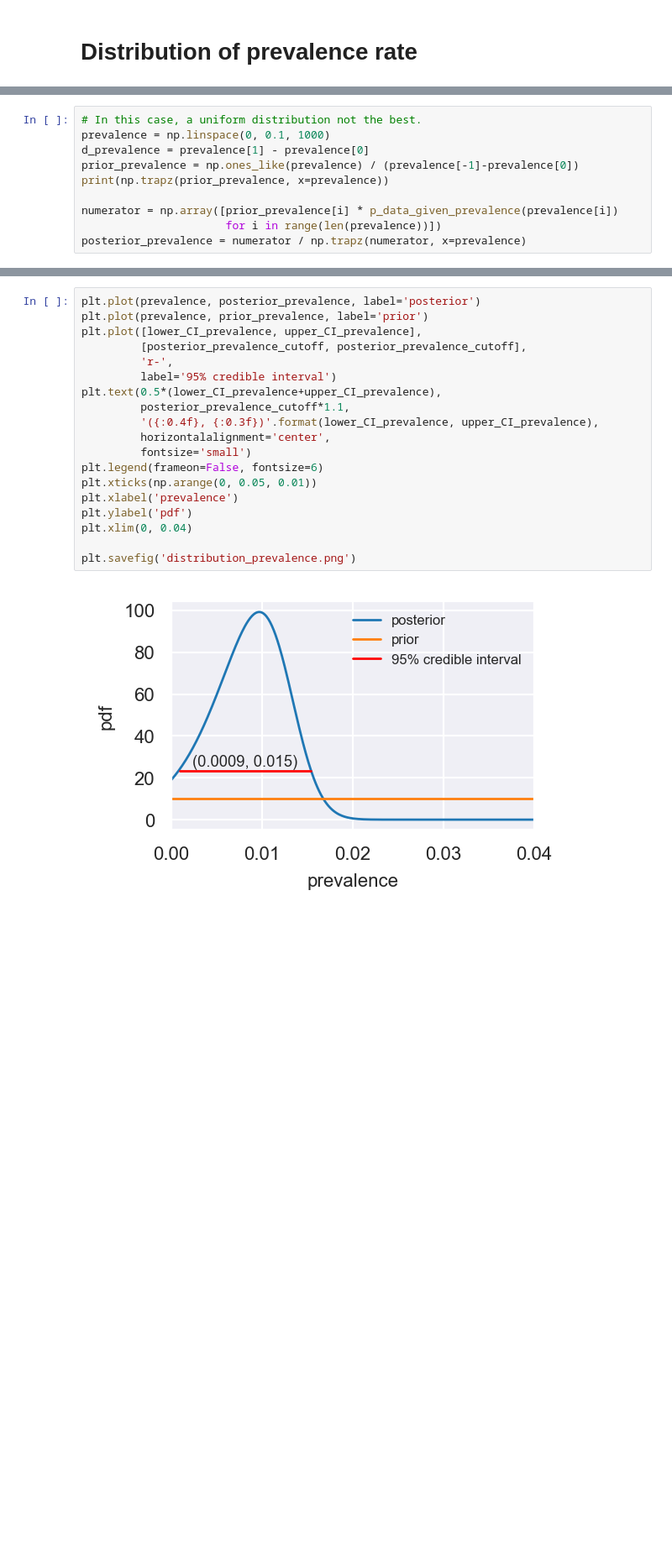
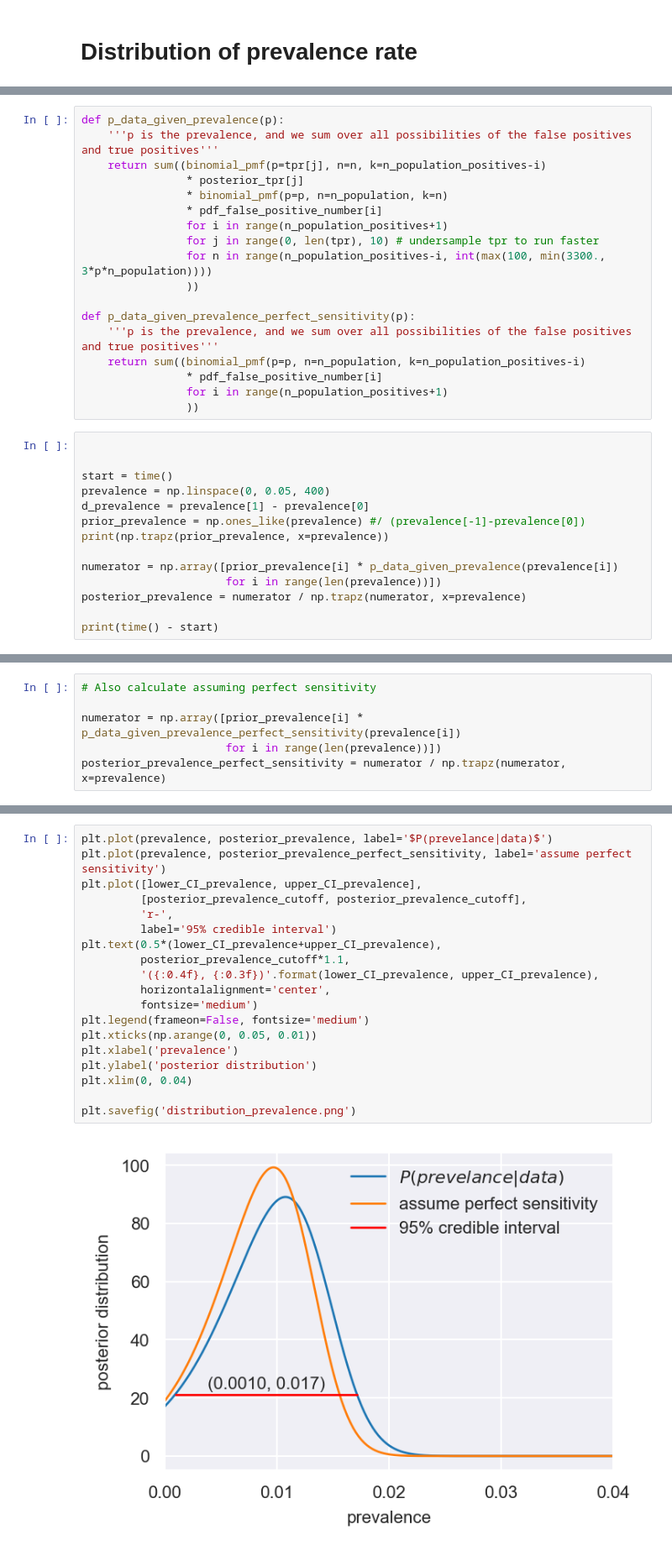
Before and after one commit to emarti/bendavid-seroprevalence-reanalysis, a Jupyter notebook: seroprevalence_expected_false_positives.ipynb, the cells around one changed output, grey strips where cells are left out. Shown at 84% size. Drawn from its saved outputs; the diff is of its cells as text; blank space fills up the shorter version.

```diff
--- a/seroprevalence_expected_false_positives.ipynb
+++ b/seroprevalence_expected_false_positives.ipynb
@@ -292,11 +337,33 @@ $$ P(\textrm{prevalence} | \textrm{data}) = \frac{P(\textrm{data} | \textrm{prev
+# %%
+def p_data_given_prevalence(p):
+    '''p is the prevalence, and we sum over all possibilities of the false positives and true positives'''
+    return sum((binomial_pmf(p=tpr[j], n=n, k=n_population_positives-i)
+                * posterior_tpr[j]
+                * binomial_pmf(p=p, n=n_population, k=n)
+                * pdf_false_positive_number[i]
+                for i in range(n_population_positives+1)
+                for j in range(0, len(tpr), 10) # undersample tpr to run faster
+                for n in range(n_population_positives-i, int(max(100, min(3300., 3*p*n_population))))
+                ))
+
+def p_data_given_prevalence_perfect_sensitivity(p):
+    '''p is the prevalence, and we sum over all possibilities of the false positives and true positives'''
+    return sum((binomial_pmf(p=p, n=n_population, k=n_population_positives-i)
+                * pdf_false_positive_number[i]
+                for i in range(n_population_positives+1)
+                ))
 # %%
-# In this case, a uniform distribution not the best.
-prevalence = np.linspace(0, 0.1, 1000)
+
+
+start = time()
+prevalence = np.linspace(0, 0.05, 400)
 d_prevalence = prevalence[1] - prevalence[0]
-prior_prevalence = np.ones_like(prevalence) / (prevalence[-1]-prevalence[0])
+prior_prevalence = np.ones_like(prevalence) #/ (prevalence[-1]-prevalence[0])
 print(np.trapz(prior_prevalence, x=prevalence))
 
 numerator = np.array([prior_prevalence[i] * p_data_given_prevalence(prevalence[i])
                       for i in range(len(prevalence))])
 posterior_prevalence = numerator / np.trapz(numerator, x=prevalence)
+
+print(time() - start)
 # %% [output]
@@ -304,3 +372,9 @@ posterior_prevalence = numerator / np.trapz(numerator, x=prevalence)
+# %%
+# Also calculate assuming perfect sensitivity
+
+numerator = np.array([prior_prevalence[i] * p_data_given_prevalence_perfect_sensitivity(prevalence[i])
+                      for i in range(len(prevalence))])
+posterior_prevalence_perfect_sensitivity = numerator / np.trapz(numerator, x=prevalence)
 # %%
 lower_CI_prevalence,\
 upper_CI_prevalence,\
@@ -315,21 +389,21 @@ Mean prevalence: 0.0087
 # %%
-plt.plot(prevalence, posterior_prevalence, label='posterior')
-plt.plot(prevalence, prior_prevalence, label='prior')
+plt.plot(prevalence, posterior_prevalence, label='$P(prevelance|data)$')
+plt.plot(prevalence, posterior_prevalence_perfect_sensitivity, label='assume perfect sensitivity')
 plt.plot([lower_CI_prevalence, upper_CI_prevalence],
          [posterior_prevalence_cutoff, posterior_prevalence_cutoff],
          'r-',
          label='95% credible interval')
 plt.text(0.5*(lower_CI_prevalence+upper_CI_prevalence),
          posterior_prevalence_cutoff*1.1,
          '({:0.4f}, {:0.3f})'.format(lower_CI_prevalence, upper_CI_prevalence),
          horizontalalignment='center',
-         fontsize='small')
-plt.legend(frameon=False, fontsize=6)
+         fontsize='medium')
+plt.legend(frameon=False, fontsize='medium')
 plt.xticks(np.arange(0, 0.05, 0.01))
 plt.xlabel('prevalence')
-plt.ylabel('pdf')
+plt.ylabel('posterior distribution')
 plt.xlim(0, 0.04)
 
 plt.savefig('distribution_prevalence.png')
 # %% [output]
-[figure, old version]
+[figure, new version]
```
Also changed, not shown: parts of 31 cells of this notebook, 5 other files.
